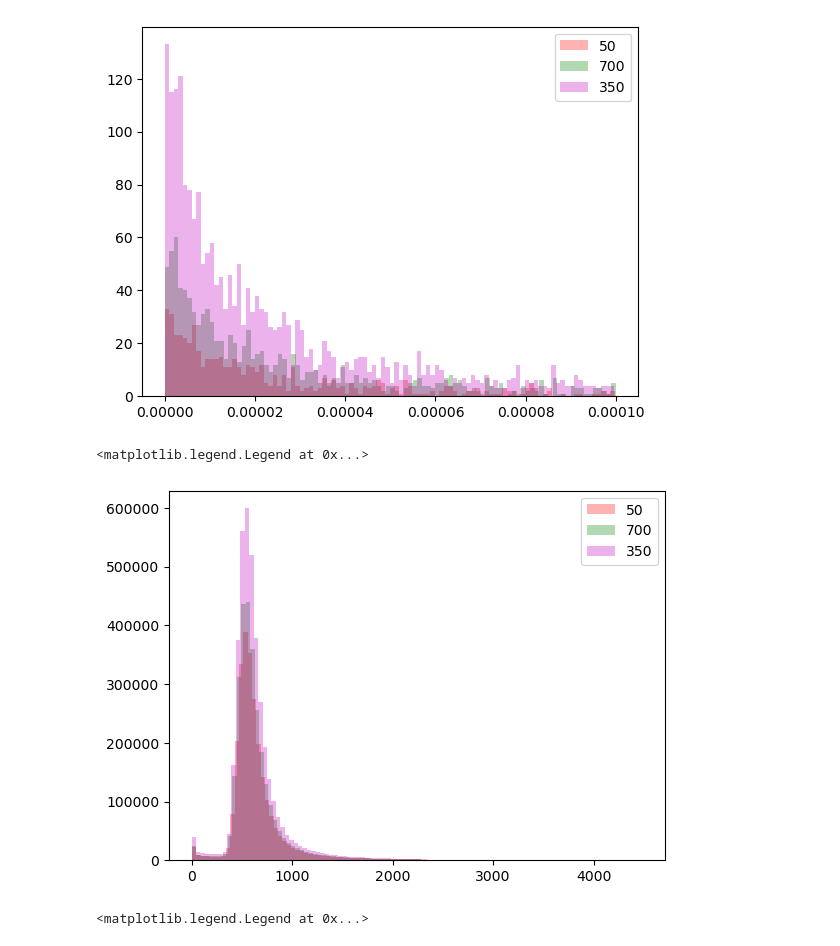
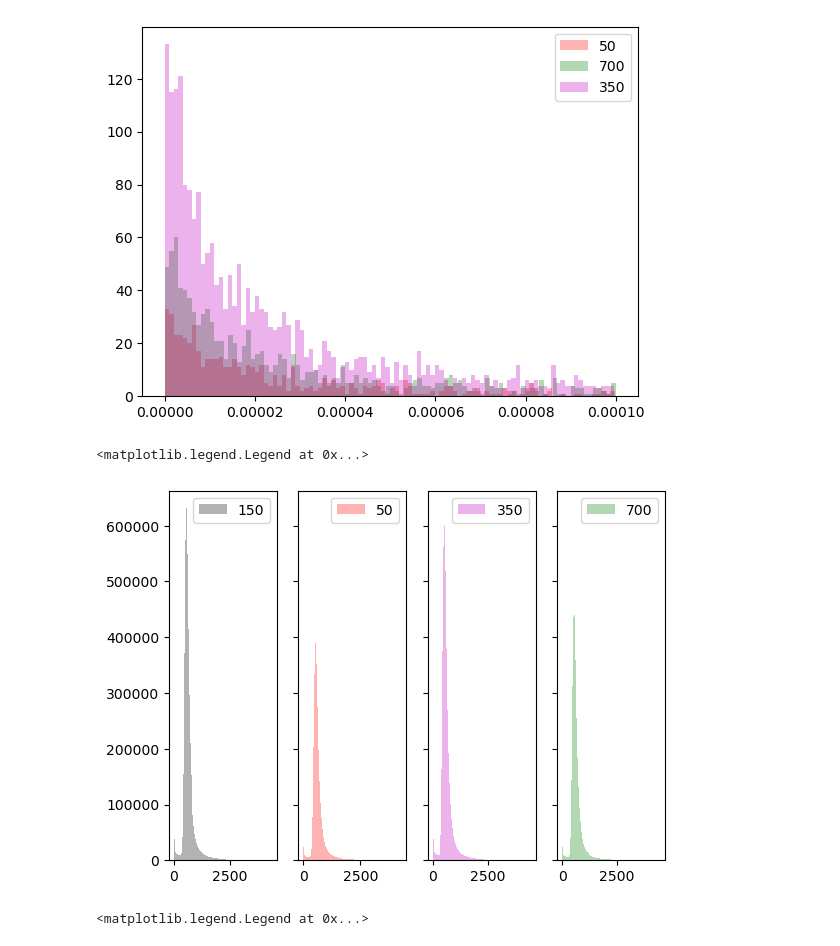
Before and after one commit to PINKTAIGAH/SHP, a Jupyter notebook: uproot_test/raw_file.ipynb, the cells around one changed output. Cells and saved outputs as stored; diff of their text form; code cells hidden in the pictures.

```diff
--- a/uproot_test/raw_file.ipynb
+++ b/uproot_test/raw_file.ipynb
@@ -266,16 +284,22 @@ plt.legend()
 [figure]
 # %%
 rr_name= 'sim::SimEnergyDeposits_ionandscintout__G4./sim::SimEnergyDeposits_ionandscintout__G4.obj/sim::SimEnergyDeposits_ionandscintout__G4.obj.numElectrons'
+fig,(ax1,ax2,ax3,ax4)= plt.subplots(1,4, sharey=True)
 a50= ak.flatten(file50[str(rr_name)].array()).to_numpy()
+a150= ak.flatten(file150[str(rr_name)].array()).to_numpy()
 a350= ak.flatten(file350[str(rr_name)].array()).to_numpy()
 a700= ak.flatten(file700[str(rr_name)].array()).to_numpy()
-plt.hist(a50, bins=100, label='50', alpha= 0.3, color='r')
-plt.hist(a700, bins=100, label='700', alpha= 0.3, color='g')
-plt.hist(a350, bins=100, label='350', alpha= 0.3, color='m')
-plt.legend()
+ax1.hist(a150, bins=100, label='150', alpha= 0.3, color='k')
+ax1.legend()
+ax2.hist(a50, bins=100, label='50', alpha= 0.3, color='r')
+ax4.hist(a700, bins=100, label='700', alpha= 0.3, color='g')
+ax3.hist(a350, bins=100, label='350', alpha= 0.3, color='m')
+ax2.legend()
+ax3.legend()
+ax4.legend()
 # %% [output]
 <matplotlib.legend.Legend at 0x...>
-[figure, old version]
+[figure, new version]
 # %%
 rr_name= 'sim::SimEnergyDeposits_ionandscintout__G4./sim::SimEnergyDeposits_ionandscintout__G4.obj/sim::SimEnergyDeposits_ionandscintout__G4.obj.numPhotons'
 a50= ak.flatten(file50[str(rr_name)].array()).to_numpy()
```
Also changed, not shown: parts of 3 cells of this notebook, 2 other files.
